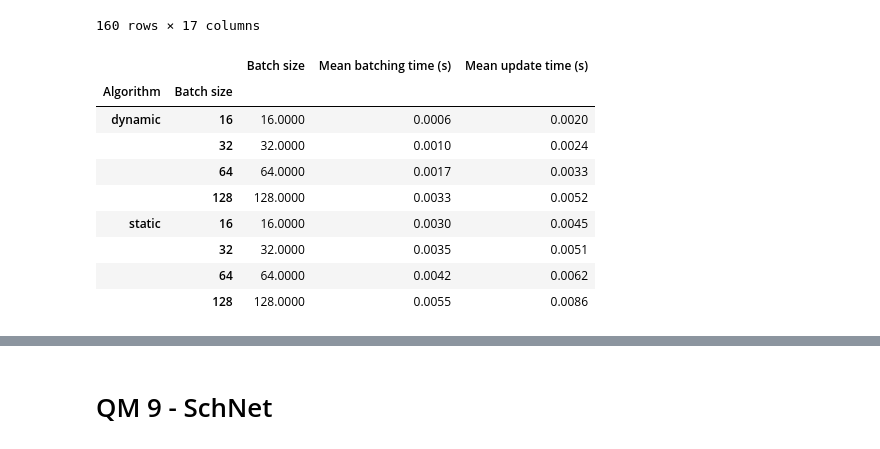
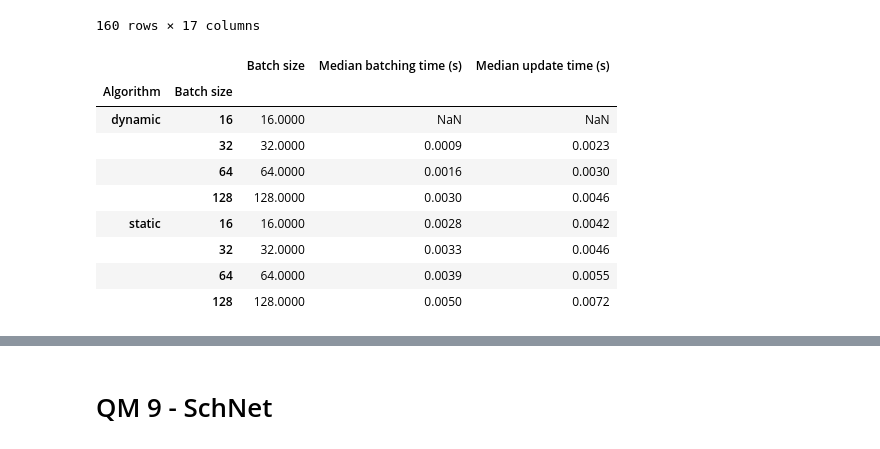
Before and after one commit to tisabe/jraph_MPEU, a Jupyter notebook: jupyter_notebooks/jraph profiling.ipynb, the cells around one changed output, grey strips where cells are left out. Saved outputs shown, nothing was run; the diff lists cells and outputs as text; code cells hidden in the pictures.

```diff
--- a/jupyter_notebooks/jraph profiling.ipynb
+++ b/jupyter_notebooks/jraph profiling.ipynb
@@ -42,38 +42,39 @@ profiling_df[profiling_df['computing_type'] == 'gpu_a100']
 | 309 | schnet | 00_42_16__09_03_2024 | aflow | static | round_False | 128 | gpu_a100 | ... |
 160 rows × 17 columns
 # %%
-gpu_profiling_df = profiling_df[profiling_df['computing_type'] == 'gpu_a100']
+# AFLOW GPU
+gpu_profiling_df = profiling_df[profiling_df['dataset'] == 'aflow']
+gpu_profiling_df = gpu_profiling_df[gpu_profiling_df['computing_type'] == 'gpu_a100']
 
 # TODO, fix this so that we are using the averages over the ten iterations.
 gpu_profiling_df = gpu_profiling_df.rename(columns={
     "batch_size": "Batch size", "batching_type": "Algorithm",
-    'step_100000_batching_time': 'Mean batching time (s)',
-    'step_100000_update_time': 'Mean update time (s)'})
+    'step_100000_batching_time_median': 'Median batching time (s)',
+    'step_100000_update_time_median': 'Median update time (s)'})
 
 gpu_profiling_df_grouped = gpu_profiling_df.groupby(['Algorithm', 'Batch size'])
-list_of_cols_to_display = ['Batch size', 'Algorithm', 'Mean batching time (s)', 'Mean update time (s)']
+list_of_cols_to_display = ['Batch size', 'Algorithm', 'Median batching time (s)', 'Median update time (s)']
 
 pd.options.display.float_format = "{:,.4f}".format
 
 gpu_profiling_df_grouped = gpu_profiling_df_grouped[list_of_cols_to_display]
 
 
 
 gpu_profiling_df_grouped.median()
 
-
 # gpu_profiling_df.set_index('batch_size', inplace=True)
 # gpu_profiling_df = gpu_profiling_df.rename(
 #     columns={"step_10000_batching_time": 'batching_time', 'step_10000_update_time': 'update_time'})
 # gpu_profiling_df
 # %% [output]
-|  |  | Batch size | Mean batching time (s) | Mean update time (s) |
+|  |  | Batch size | Median batching time (s) | Median update time (s) |
 | Algorithm | Batch size |  |  |  |
-| dynamic | 16 | 16.0000 | 0.0006 | 0.0020 |
-|  | 32 | 32.0000 | 0.0010 | 0.0024 |
-|  | 64 | 64.0000 | 0.0017 | 0.0033 |
-|  | 128 | 128.0000 | 0.0033 | 0.0052 |
-| static | 16 | 16.0000 | 0.0030 | 0.0045 |
-|  | 32 | 32.0000 | 0.0035 | 0.0051 |
-|  | 64 | 64.0000 | 0.0042 | 0.0062 |
-|  | 128 | 128.0000 | 0.0055 | 0.0086 |
+| dynamic | 16 | 16.0000 | NaN | NaN |
+|  | 32 | 32.0000 | 0.0009 | 0.0023 |
+|  | 64 | 64.0000 | 0.0016 | 0.0030 |
+|  | 128 | 128.0000 | 0.0030 | 0.0046 |
+| static | 16 | 16.0000 | 0.0028 | 0.0042 |
+|  | 32 | 32.0000 | 0.0033 | 0.0046 |
+|  | 64 | 64.0000 | 0.0039 | 0.0055 |
+|  | 128 | 128.0000 | 0.0050 | 0.0072 |
```
Also changed, not shown: parts of 4 cells of this notebook, 1 other file.
